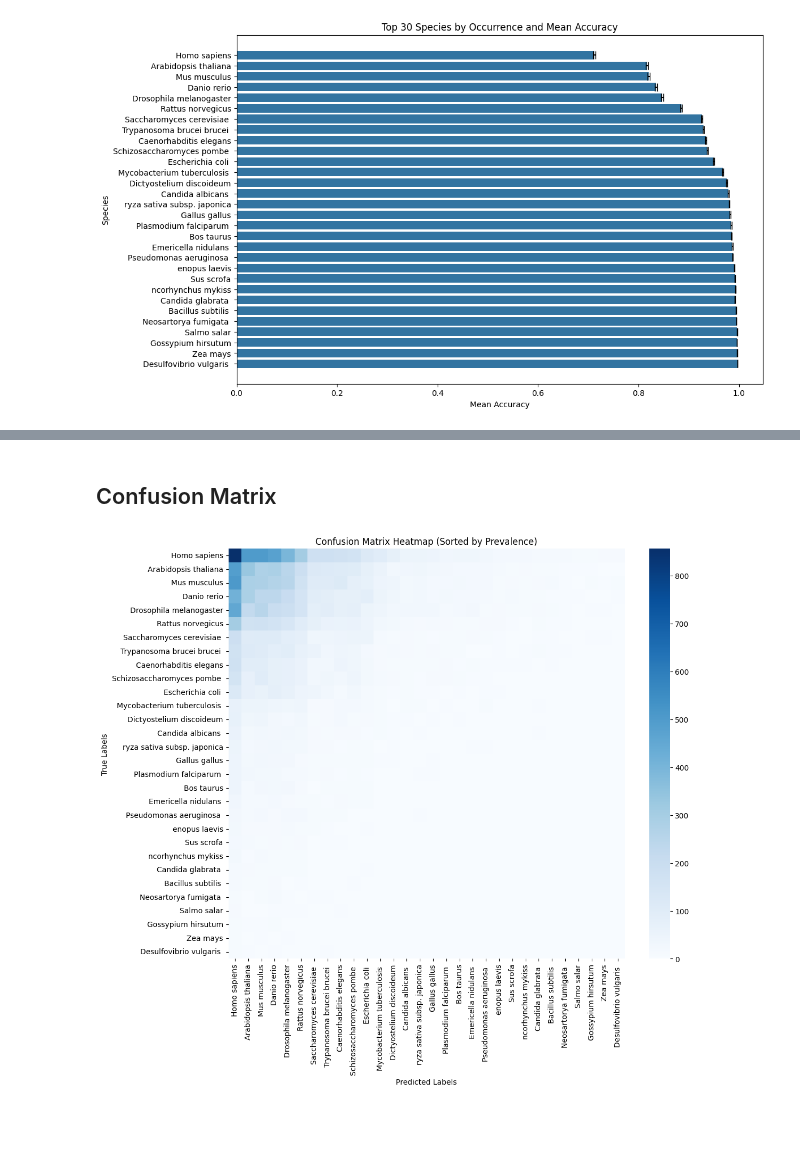
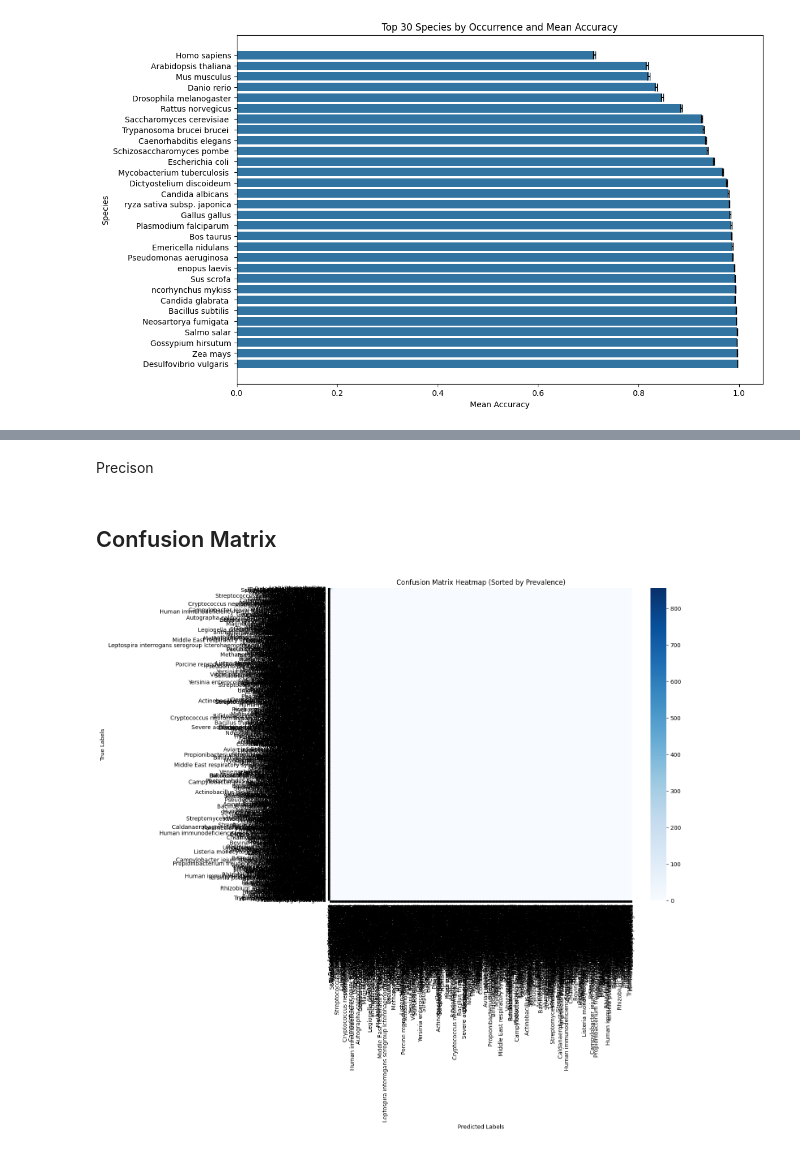
Before and after one commit to finnlueth/prostT5-CLIP, a Jupyter notebook: notebooks/Baseline_Evaluation.ipynb, the cells around one changed output, grey strips where cells are left out. Drawn from its saved outputs; the diff is of its cells as text; code cells hidden in the pictures; blank space fills up the shorter version.

```diff
--- a/notebooks/Baseline_Evaluation.ipynb
+++ b/notebooks/Baseline_Evaluation.ipynb
@@ -324,3 +396,5 @@ The `ci` parameter is deprecated. Use `errorbar=None` for the same effect.
+# %% [markdown]
+Precison
 # %% [markdown]
 ## Confusion Matrix
 # %%
@@ -362,6 +436,6 @@ def plot_confusion_matrix_heatmap_large(y_true, y_pred, label_range=None, figsiz
     plt.show()
 # %%
 # Assuming y_true and y_pred contain your actual and predicted labels
-plot_confusion_matrix_heatmap_large(dataset_test['species'], dataset_test["baseline"],label_range=(0,30))
+plot_confusion_matrix_heatmap_large(dataset_test['species'], dataset_test["baseline"])
 # %% [output]
-[figure, old version]
+[figure, new version]
```
Also changed, not shown: parts of 10 cells of this notebook, 10 other files.
